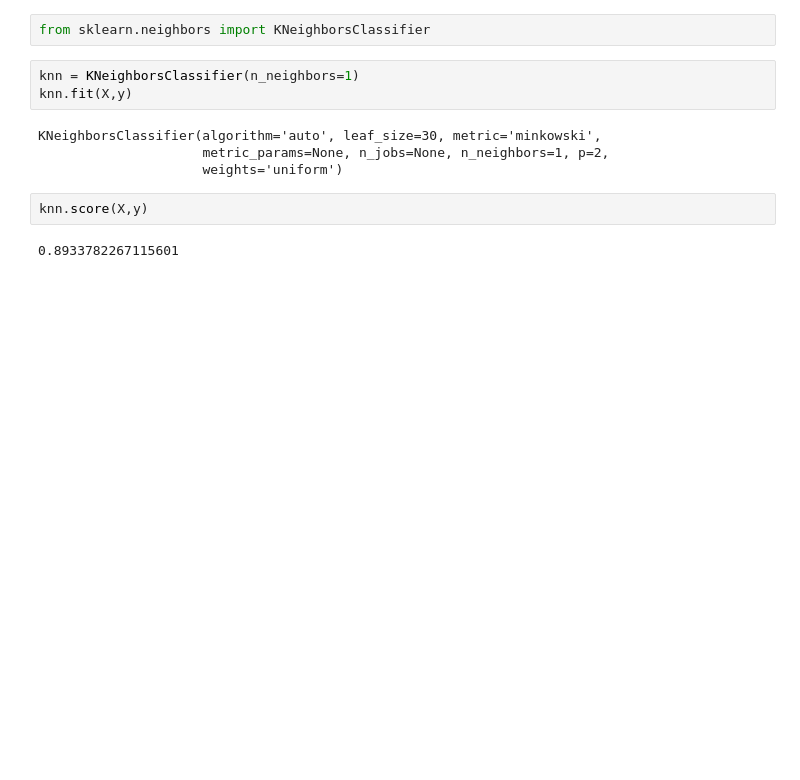
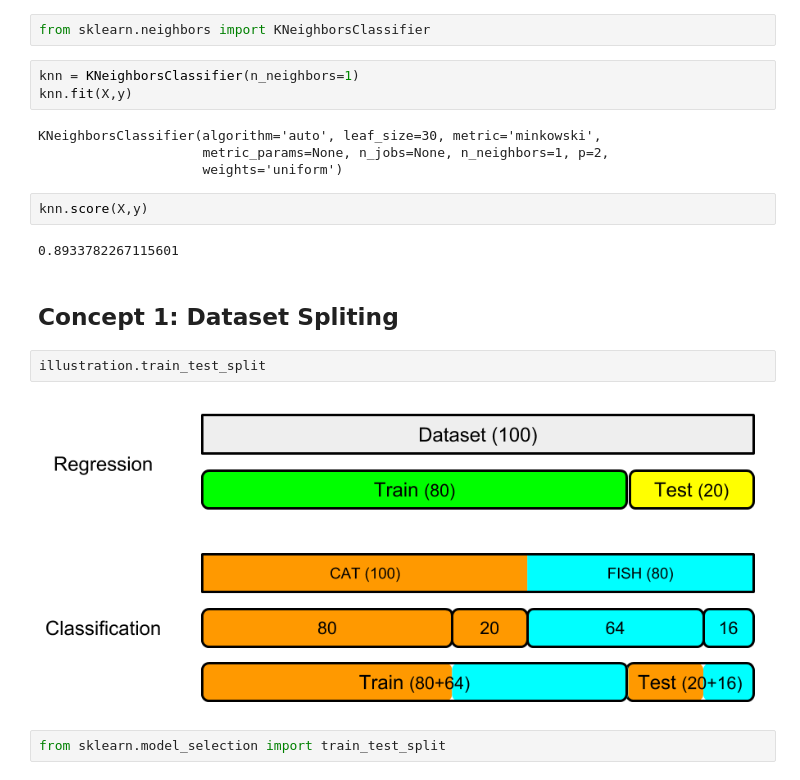
Before and after one commit to rendiwijiatmoko/Belajar-Mechine-Lerning, a Jupyter notebook: 04 - KNN & Scikit-learn/Part 2 - Machine Learning Essentials.ipynb, the cells around one changed output. Cells and saved outputs as stored; diff of their text form; blank space fills up the shorter version.

Commit message:
dataset spliting

```diff
--- a/04 - KNN & Scikit-learn/Part 2 - Machine Learning Essentials.ipynb
+++ b/04 - KNN & Scikit-learn/Part 2 - Machine Learning Essentials.ipynb
@@ -76,3 +76,11 @@ KNeighborsClassifier(algorithm='auto', leaf_size=30, metric='minkowski',
 knn.score(X,y)
 # %% [output]
 0.8933782267115601
+# %% [markdown]
+## Concept 1: Dataset Spliting
+# %%
+illustration.train_test_split
+# %% [output]
+[figure, added]
+# %%
+from sklearn.model_selection import train_test_split
```
Also changed, not shown: parts of 3 cells of this notebook.
